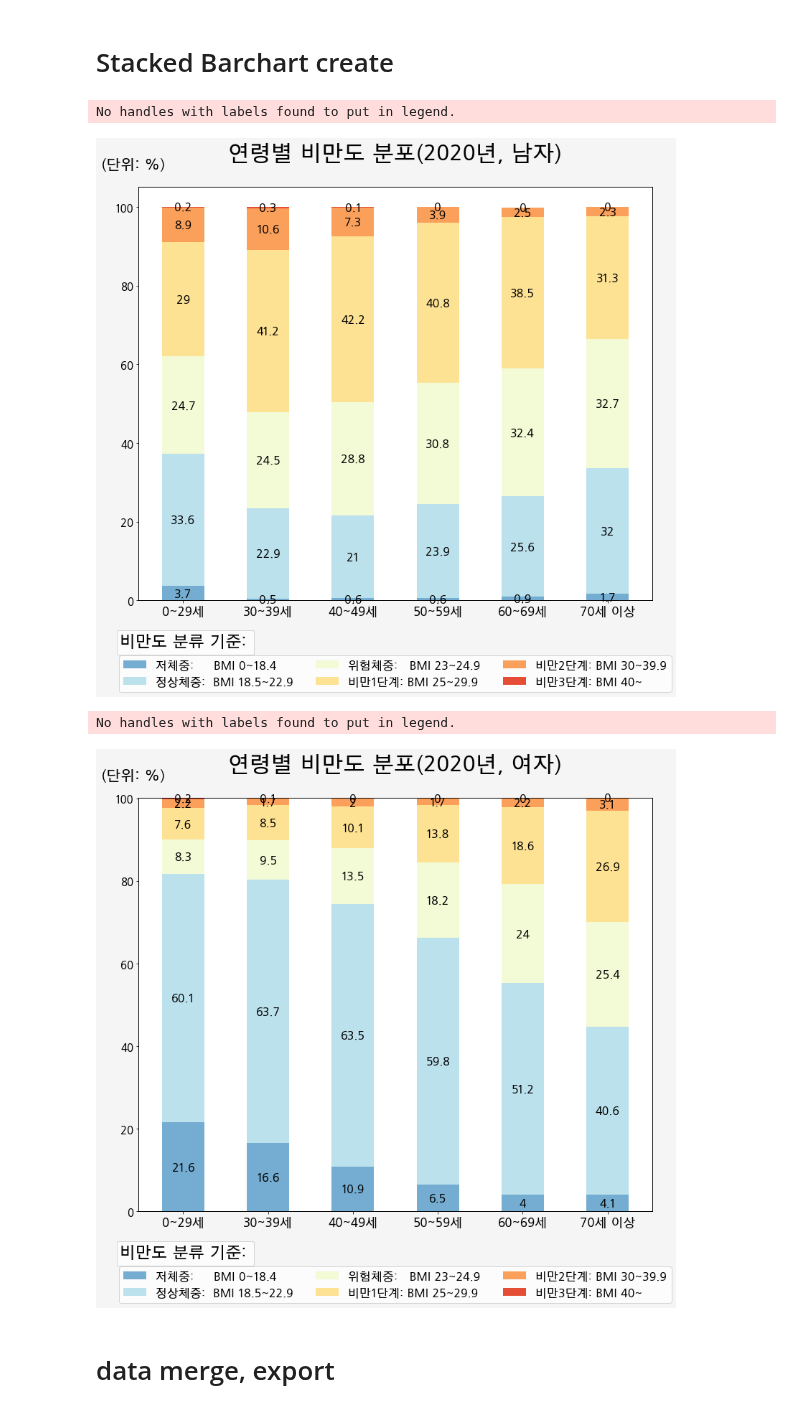
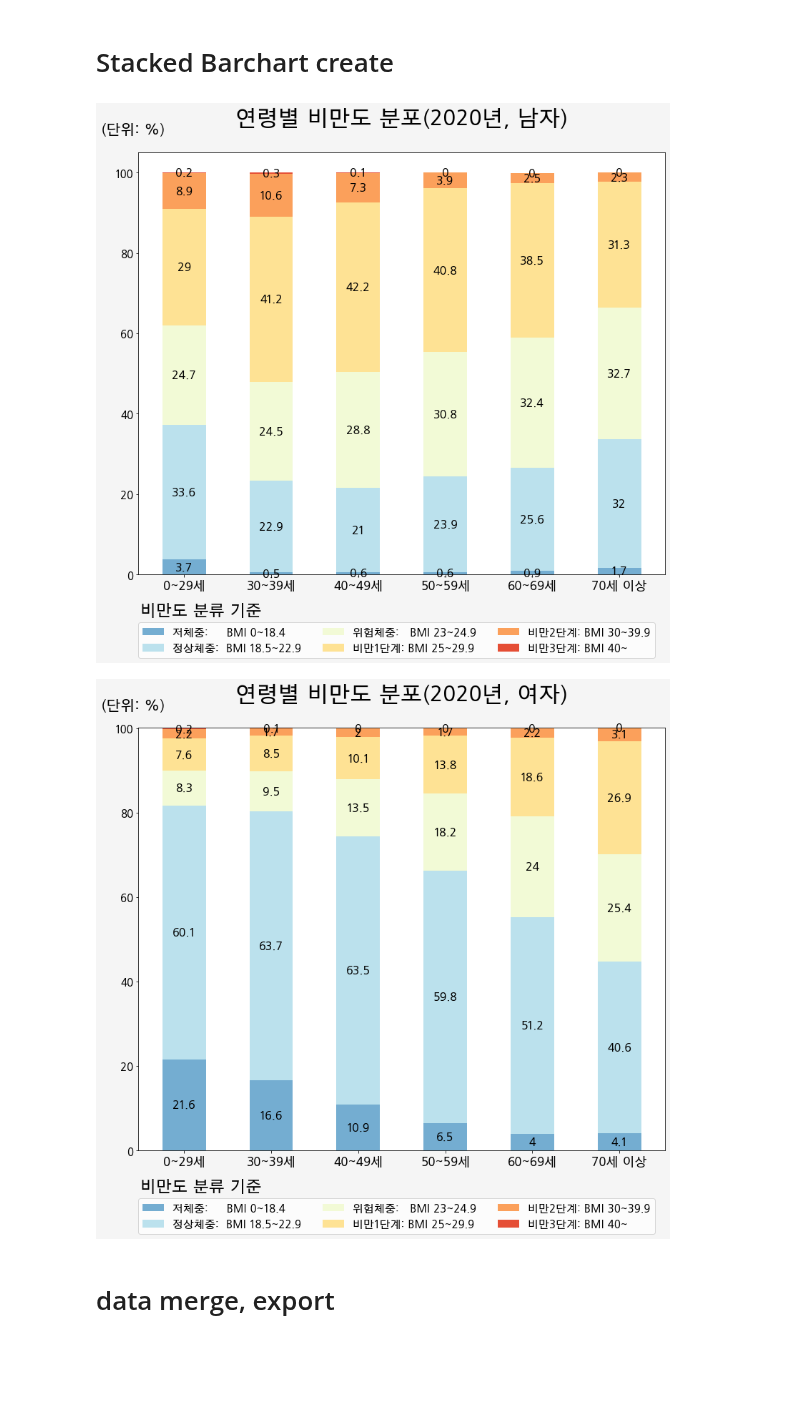
Before and after one commit to juseful/FactSheet2020, a Jupyter notebook: 02_질환별_04비만도.ipynb, the cells around one changed output. Drawn from its saved outputs; the diff is of its cells as text; code cells hidden in the pictures; blank space fills up the shorter version.

```diff
--- a/02_질환별_04비만도.ipynb
+++ b/02_질환별_04비만도.ipynb
@@ -14,7 +14,7 @@ font_name = font_manager.FontProperties(fname=font_path).get_name()
 #폰트 설정하기
 mpl.rc('font',family=font_name)
 # %%
-workdir = ""
+workdir = "C:\\Users\\smcljy\\data\\20211115_Factsheet\\data"
 file_path = '{}/NUM_DATA.dta'.format(workdir)
 
 data = pd.read_stata(file_path)
@@ -254,37 +254,21 @@ ax.bar_label(rects4, label_type='center',fontsize=16)
 ax.bar_label(rects5, label_type='center',fontsize=16)
 ax.bar_label(rects6, label_type='center',fontsize=16)
 
-# multiple legend
-def twinx(self):
-    ax2 = self._make_twin_axes(sharex=self)
-    # ax2.yaxis.tick_right()
-    ax2.yaxis.set_visible(False)
-    # ax2.yaxis.set_label_position('right')
-    # ax2.yaxis.set_offset_position('right')
-    ax2.set_autoscalex_on(self.get_autoscalex_on())
-    self.yaxis.tick_left()
-    ax2.xaxis.set_visible(False)
-    ax2.patch.set_visible(False)
-    return ax2
-
-ax2 = twinx(ax)
-# ax3 = twinx(ax)
-lg1 = ax2.legend(bbox_to_anchor=(-0.05,-0.14), title='비만도 분류 기준: ', title_fontsize = 22 ,ncol=1  ,loc='lower left')
-lg2 = ax.legend(bbox_to_anchor=(-0.05,-0.235)
-          ,ncol=3  ,loc='lower left' ,fontsize=16
+plt.text(-0.5, -10,  '비만도 분류 기준', fontsize=22)
+lg = ax.legend(bbox_to_anchor=(-0.01,-0.21)
+          ,ncol=3  ,loc='lower left' ,fontsize=15
           )
 
 fig.tight_layout()
 
 plt.savefig("{}/02_04비만도_01남자분포.png".format(workdir[:-5])
-            ,bbox_extra_artists=(lg1,lg2)
+            ,bbox_extra_artists=(lg,)
             ,bbox_inches='tight'
             )
 
 plt.show()
 # %% [output]
-No handles with labels found to put in legend.
-[figure, old version]
+[figure, new version]
 # %%
 value01 = obd_per_f.iloc[0,:-1].to_list()
 value02 = obd_per_f.iloc[1,:-1].to_list()
@@ -323,54 +307,38 @@ ax.set_ylabel(
                 ,fontsize=20 # 글씨크기 설정
                 ,rotation=0 # 회전값 조정
 #                 ,ha='center' # 위치조정
                 ,loc='top' # 위치조정, ha와 동시에 사용은 불가함.
             )
 ax.yaxis.set_tick_params(labelsize=15) # y축 표시값 글씨크기 조정
 
 ax.set_xticklabels(
                    labels
                   , fontsize=17
                   )
 
 # Label with label_type 'center' instead of the default 'edge'
 ax.bar_label(rects1, label_type='center',fontsize=16)
 ax.bar_label(rects2, label_type='center',fontsize=16)
 ax.bar_label(rects3, label_type='center',fontsize=16)
 ax.bar_label(rects4, label_type='center',fontsize=16)
 ax.bar_label(rects5, label_type='center',fontsize=16)
 ax.bar_label(rects6, label_type='center',fontsize=16)
 
-# multiple legend
-def twinx(self):
-    ax2 = self._make_twin_axes(sharex=self)
-    # ax2.yaxis.tick_right()
-    ax2.yaxis.set_visible(False)
-    # ax2.yaxis.set_label_position('right')
-    # ax2.yaxis.set_offset_position('right')
-    ax2.set_autoscalex_on(self.get_autoscalex_on())
-    self.yaxis.tick_left()
-    ax2.xaxis.set_visible(False)
-    ax2.patch.set_visible(False)
-    return ax2
-
-ax2 = twinx(ax)
-# ax3 = twinx(ax)
-lg1 = ax2.legend(bbox_to_anchor=(-0.05,-0.14), title='비만도 분류 기준: ', title_fontsize = 22 ,ncol=1  ,loc='lower left')
-lg2 = ax.legend(bbox_to_anchor=(-0.05,-0.235)
-          ,ncol=3  ,loc='lower left' ,fontsize=16
+plt.text(-0.5, -9.5,  '비만도 분류 기준', fontsize=22)
+lg = ax.legend(bbox_to_anchor=(-0.01,-0.21)
+          ,ncol=3  ,loc='lower left' ,fontsize=15
           )
 
 fig.tight_layout()
 
 plt.savefig("{}/02_04비만도_02여자분포.png".format(workdir[:-5])
-            ,bbox_extra_artists=(lg1,lg2)
+            ,bbox_extra_artists=(lg,)
             ,bbox_inches='tight'
             )
 
 plt.show()
 # %% [output]
-No handles with labels found to put in legend.
-[figure, old version]
+[figure, new version]
 # %% [markdown]
 # data merge, export
 # %%
```
